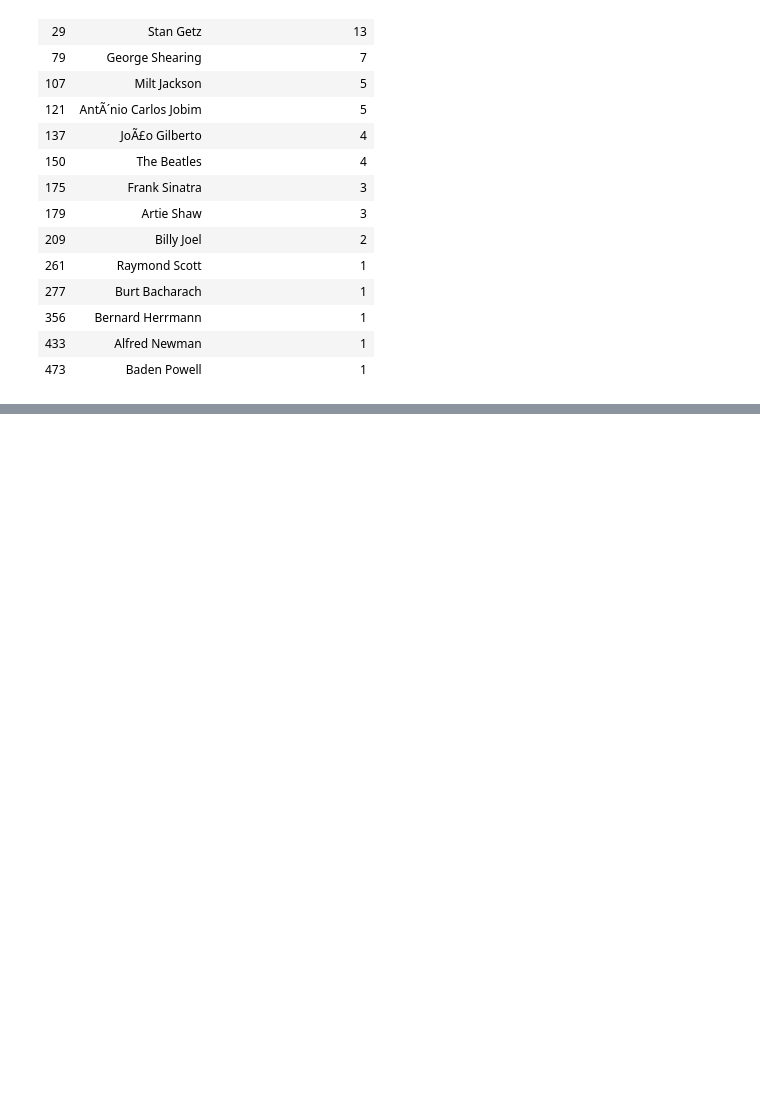
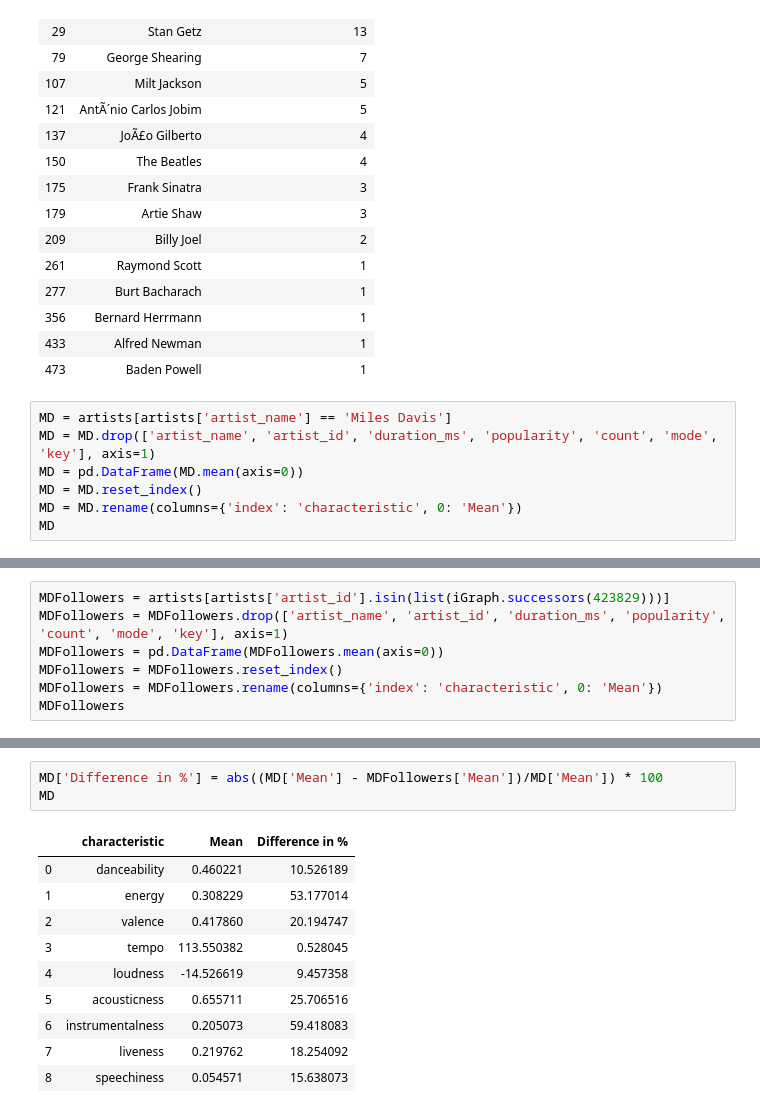
Before and after one commit to Wichaelian/ICM-2021, a Jupyter notebook: 2021_ICM_Problem_D_Data/Problem D.ipynb, the cells around one changed output, grey strips where cells are left out. Saved outputs shown, nothing was run; the diff lists cells and outputs as text; blank space fills up the shorter version.

```diff
--- a/2021_ICM_Problem_D_Data/Problem D.ipynb
+++ b/2021_ICM_Problem_D_Data/Problem D.ipynb
@@ -498,3 +498,10 @@ jazzELoverlap
 | 356 | Bernard Herrmann | 1 |
 | 433 | Alfred Newman | 1 |
 | 473 | Baden Powell | 1 |
+# %%
+MD = artists[artists['artist_name'] == 'Miles Davis']
+MD = MD.drop(['artist_name', 'artist_id', 'duration_ms', 'popularity', 'count', 'mode', 'key'], axis=1)
+MD = pd.DataFrame(MD.mean(axis=0))
+MD = MD.reset_index()
+MD = MD.rename(columns={'index': 'characteristic', 0: 'Mean'})
+MD
@@ -500,0 +519,7 @@ jazzELoverlap
+# %%
+MDFollowers = artists[artists['artist_id'].isin(list(iGraph.successors(423829)))]
+MDFollowers = MDFollowers.drop(['artist_name', 'artist_id', 'duration_ms', 'popularity', 'count', 'mode', 'key'], axis=1)
+MDFollowers = pd.DataFrame(MDFollowers.mean(axis=0))
+MDFollowers = MDFollowers.reset_index()
+MDFollowers = MDFollowers.rename(columns={'index': 'characteristic', 0: 'Mean'})
+MDFollowers
@@ -500,0 +537,14 @@ jazzELoverlap
+# %%
+MD['Difference in %'] = abs((MD['Mean'] - MDFollowers['Mean'])/MD['Mean']) * 100
+MD
+# %% [output]
+|  | characteristic | Mean | Difference in % |
+| 0 | danceability | 0.460221 | 10.526189 |
+| 1 | energy | 0.308229 | 53.177014 |
+| 2 | valence | 0.417860 | 20.194747 |
+| 3 | tempo | 113.550382 | 0.528045 |
+| 4 | loudness | -14.526619 | 9.457358 |
+| 5 | acousticness | 0.655711 | 25.706516 |
+| 6 | instrumentalness | 0.205073 | 59.418083 |
+| 7 | liveness | 0.219762 | 18.254092 |
+| 8 | speechiness | 0.054571 | 15.638073 |
```
Also changed, not shown: parts of 2 cells of this notebook.
